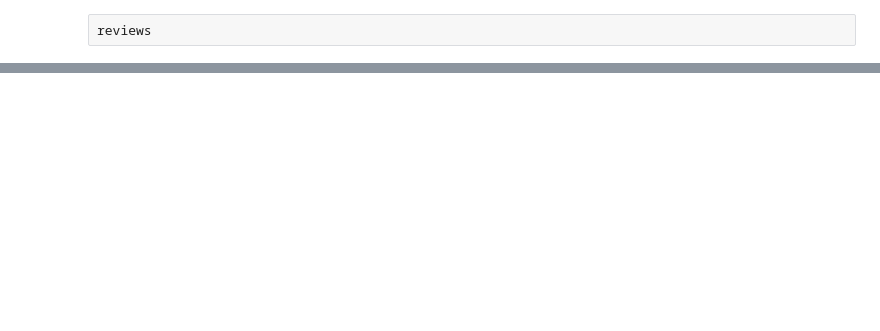
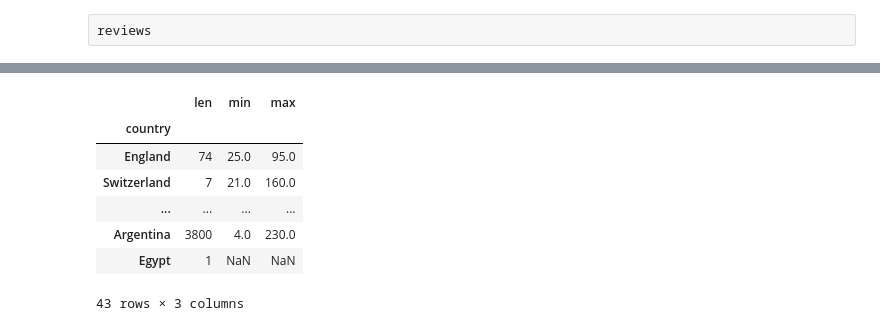
Before and after one commit to shashi247/kaggle_learn, a Jupyter notebook: pandas/learning_pandas.ipynb, the cells around one changed output, grey strips where cells are left out. Cells and saved outputs as stored; diff of their text form; code cells hidden in the pictures; blank space fills up the shorter version.

```diff
--- a/pandas/learning_pandas.ipynb
+++ b/pandas/learning_pandas.ipynb
@@ -282,0 +406,11 @@ reviews
+# %%
+reviews.groupby(['country']).price.agg([len, min, max]).sort_values(by ='min',ascending = False)
+# %% [output]
+|  | len | min | max |
+| country |  |  |  |
+| England | 74 | 25.0 | 95.0 |
+| Switzerland | 7 | 21.0 | 160.0 |
+| ... | ... | ... | ... |
+| Argentina | 3800 | 4.0 | 230.0 |
+| Egypt | 1 | NaN | NaN |
+43 rows × 3 columns
```
Also changed, not shown: parts of 17 cells of this notebook.
